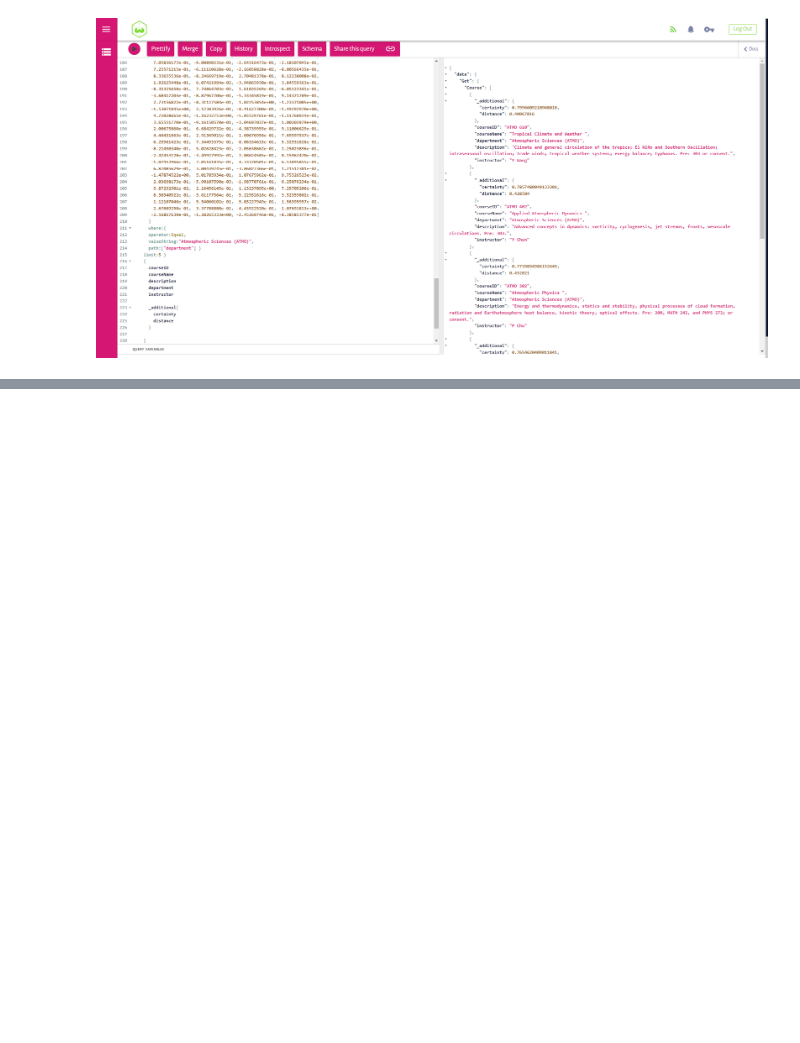
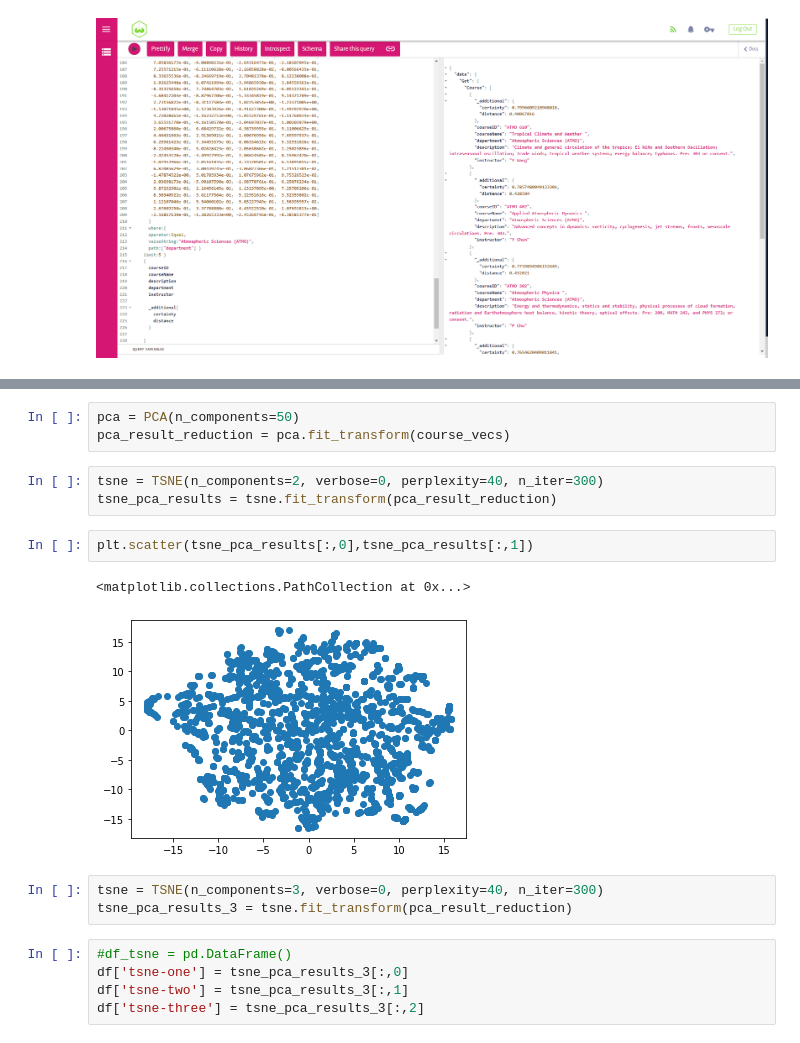
Before and after one commit to CS-Edwards/vector_search_engine, a Jupyter notebook: CEdwards_ICS691B_Final_Weaviate.ipynb, the cells around one changed output, grey strips where cells are left out. Cells and saved outputs as stored; diff of their text form; blank space fills up the shorter version.

```diff
--- a/CEdwards_ICS691B_Final_Weaviate.ipynb
+++ b/CEdwards_ICS691B_Final_Weaviate.ipynb
@@ -755,0 +822,19 @@ Note: Certainty is a normalization of the distance, using the following formula
+# %%
+pca = PCA(n_components=50)
+pca_result_reduction = pca.fit_transform(course_vecs)
+# %%
+tsne = TSNE(n_components=2, verbose=0, perplexity=40, n_iter=300)
+tsne_pca_results = tsne.fit_transform(pca_result_reduction)
+# %%
+plt.scatter(tsne_pca_results[:,0],tsne_pca_results[:,1])
+# %% [output]
+<matplotlib.collections.PathCollection at 0x...>
+[figure, added]
+# %%
+tsne = TSNE(n_components=3, verbose=0, perplexity=40, n_iter=300)
+tsne_pca_results_3 = tsne.fit_transform(pca_result_reduction)
+# %%
+#df_tsne = pd.DataFrame()
+df['tsne-one'] = tsne_pca_results_3[:,0]
+df['tsne-two'] = tsne_pca_results_3[:,1]
+df['tsne-three'] = tsne_pca_results_3[:,2]
```
Also changed, not shown: parts of 40 cells of this notebook.
